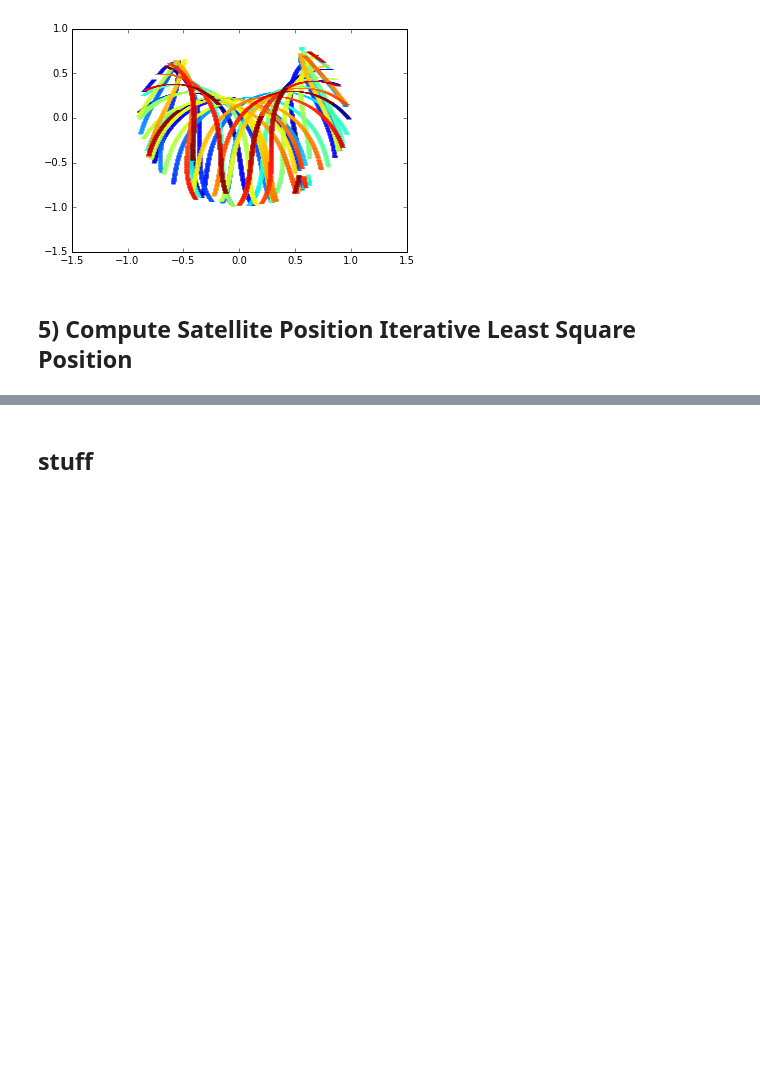
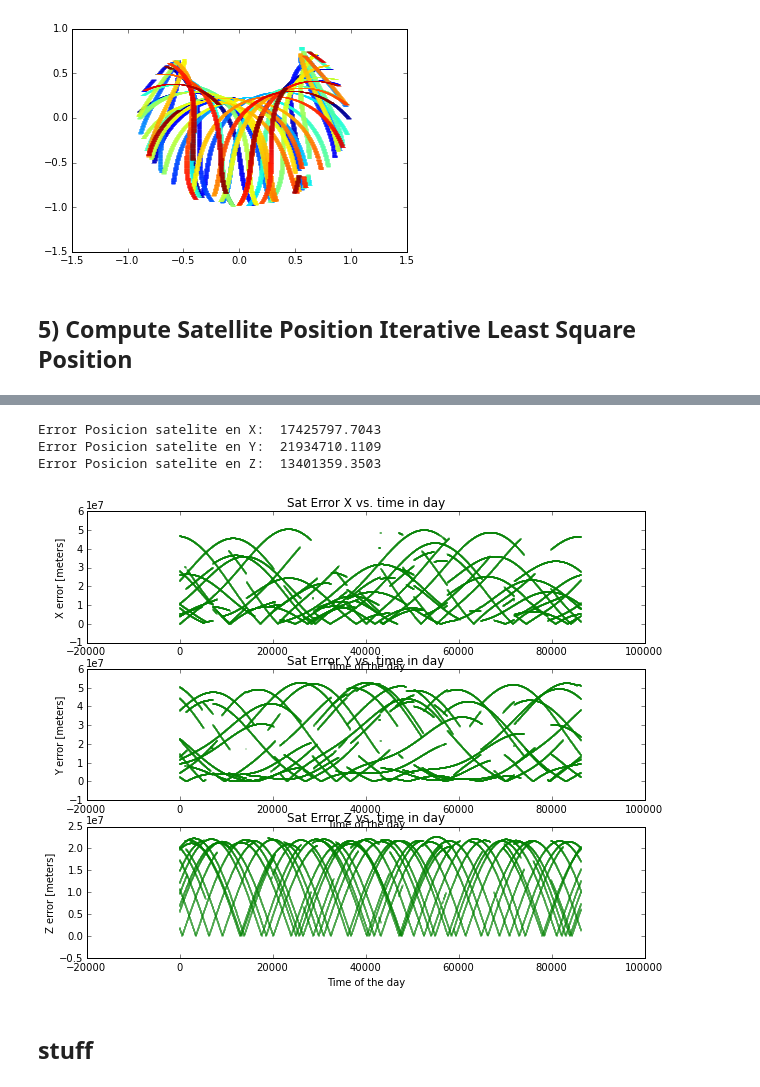
Before and after one commit to loveforeverLi/Trabajo_GNSS, a Jupyter notebook: Ejercicios GPSTK.ipynb, the cells around one changed output, grey strips where cells are left out. Drawn from its saved outputs; the diff is of its cells as text; code cells hidden in the pictures; blank space fills up the shorter version.

```diff
--- a/Ejercicios GPSTK.ipynb
+++ b/Ejercicios GPSTK.ipynb
@@ -623,3 +631,10 @@ Error Posicion satelite en Z:  13346836.931
+# %%
+getposition(ec_o,ec_n)
+# %% [output]
+Error Posicion satelite en X:  17425797.7043
+Error Posicion satelite en Y:  21934710.1109
+Error Posicion satelite en Z:  13401359.3503
+[figure, added]
 # %% [markdown]
 ## stuff
 # %%
```
Also changed, not shown: parts of 6 cells of this notebook.
